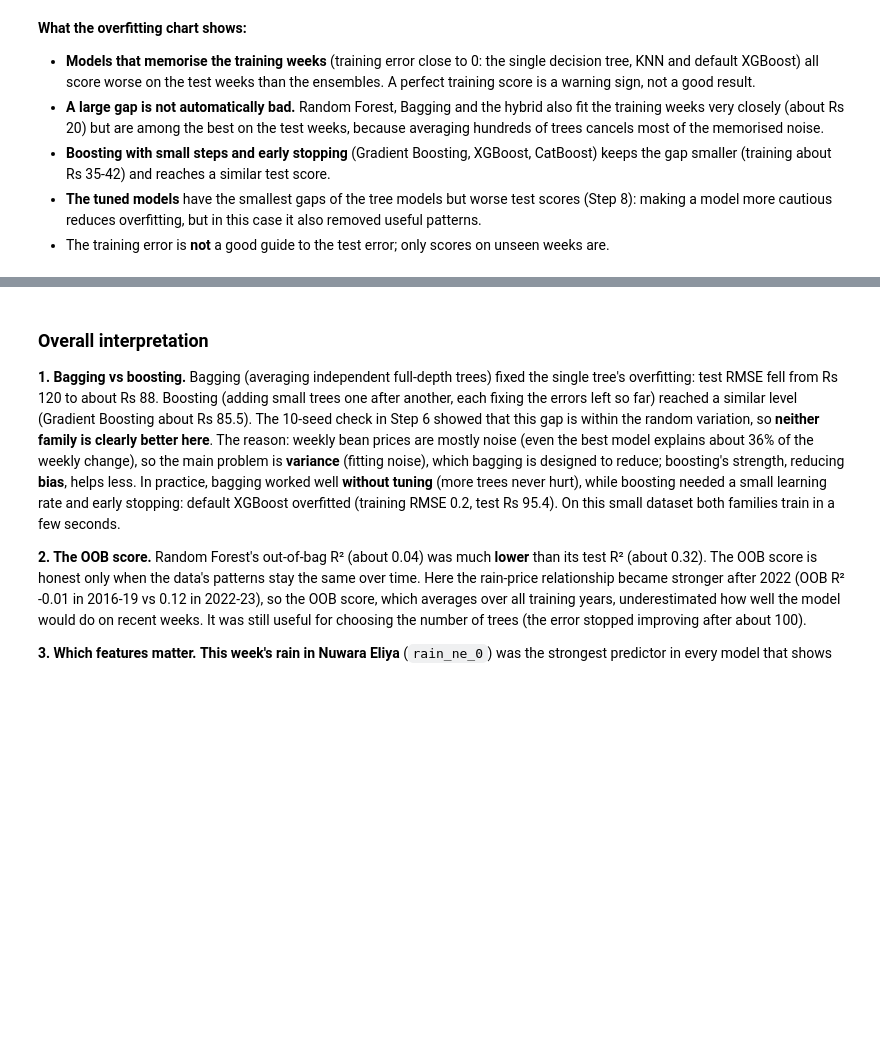
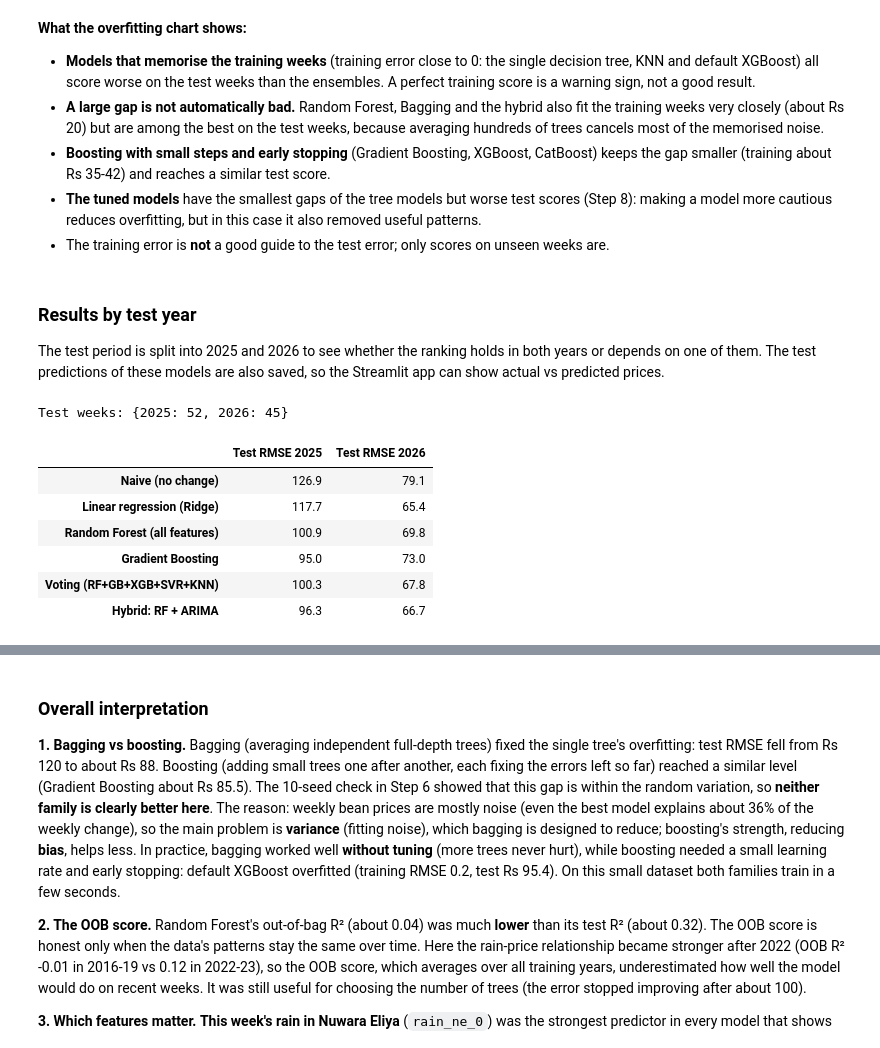
Before and after one commit to renulucshmi/pettah-beans-price-forecast, a Jupyter notebook: ensemble_assignment.ipynb, the cells around one changed output, grey strips where cells are left out. Cells and saved outputs as stored; diff of their text form; code cells hidden in the pictures; blank space fills up the shorter version.

Commit message:
Final run: data and leakage checks, results by year, conclusion, actual vs predicted in app, README

```diff
--- a/ensemble_assignment.ipynb
+++ b/ensemble_assignment.ipynb
@@ -1535,3 +1568,42 @@ plt.show()
 - **Boosting with small steps and early stopping** (Gradient Boosting, XGBoost, CatBoost) keeps the gap smaller (training about Rs 35-42) and reaches a similar test score.
 - **The tuned models** have the smallest gaps of the tree models but worse test scores (Step 8): making a model more cautious reduces overfitting, but in this case it also removed useful patterns.
 - The training error is **not** a good guide to the test error; only scores on unseen weeks are.
+# %% [markdown]
+### Results by test year
+
+The test period is split into 2025 and 2026 to see whether the ranking holds in both years or depends on one of them. The test predictions of these models are also saved, so the Streamlit app can show actual vs predicted prices.
+# %%
+year_preds = {
+    "Naive (no change)": np.zeros(len(test)),
+    "Linear regression (Ridge)": linreg.predict(X_test),
+    "Random Forest (all features)": rf.predict(X_test),
+    "Gradient Boosting": gb.predict(X_test),
+    "Voting (RF+GB+XGB+SVR+KNN)": voting.predict(X_test),
+    "Hybrid: RF + ARIMA": np.asarray(hybrid["test"]),
+}
+
+rows = {}
+for name, pred in year_preds.items():
+    pred = pd.Series(pred, index=test.index)
+    rows[name] = {f"Test RMSE {y}": score(test[test.index.year == y], pred[test.index.year == y])["rmse"]
+                  for y in (2025, 2026)}
+by_year = pd.DataFrame(rows).T
+print("Test weeks:", {y: int((test.index.year == y).sum()) for y in (2025, 2026)})
+
+# predicted prices for the week each forecast is for (one week after the forecast is made)
+test_pred = pd.DataFrame({name: test["price_now"] * np.exp(p) for name, p in year_preds.items()})
+test_pred.insert(0, "actual", test["price_next"])
+test_pred.index = test.index + pd.Timedelta(days=7)
+test_pred.index.name = "week"
+test_pred.round(1).to_csv("results/test_predictions.csv")
+
+by_year.round(1)
+# %% [output]
+Test weeks: {2025: 52, 2026: 45}
+|  | Test RMSE 2025 | Test RMSE 2026 |
+| Naive (no change) | 126.9 | 79.1 |
+| Linear regression (Ridge) | 117.7 | 65.4 |
+| Random Forest (all features) | 100.9 | 69.8 |
+| Gradient Boosting | 95.0 | 73.0 |
+| Voting (RF+GB+XGB+SVR+KNN) | 100.3 | 67.8 |
+| Hybrid: RF + ARIMA | 96.3 | 66.7 |
```
Also changed, not shown: parts of 20 cells of this notebook, 11 other files.
